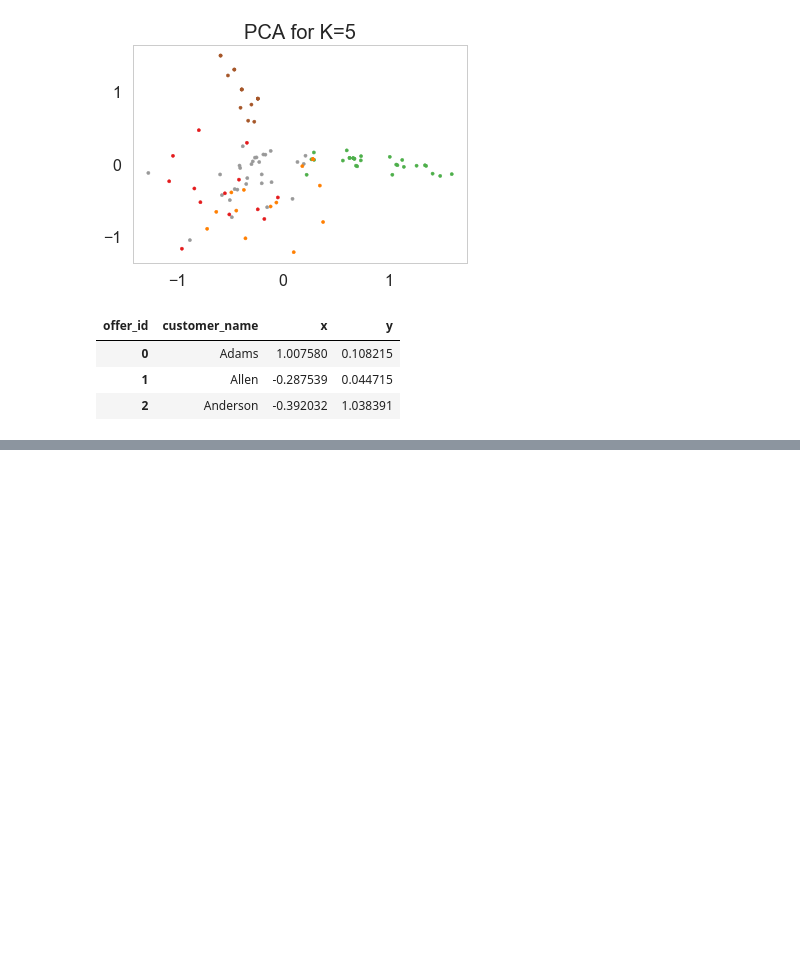
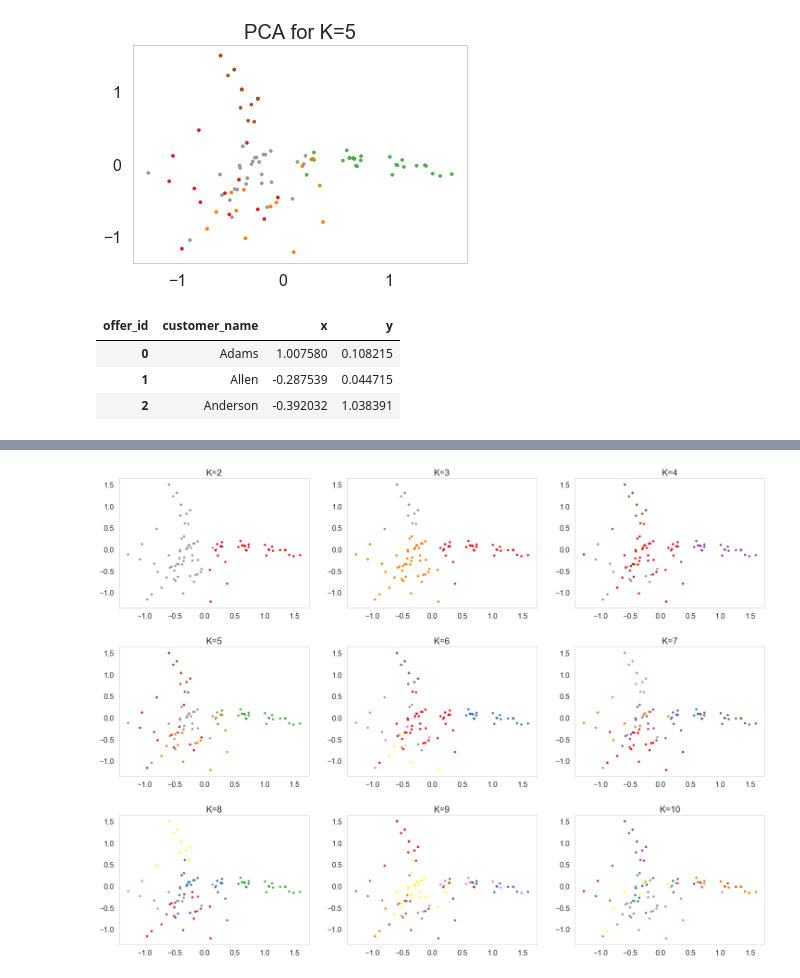
Before and after one commit to azades/Springboard, a Jupyter notebook: clustering/Mini_Project_Clustering.ipynb, the cells around one changed output, grey strips where cells are left out. Cells and saved outputs as stored; diff of their text form; code cells hidden in the pictures; blank space fills up the shorter version.

```diff
--- a/clustering/Mini_Project_Clustering.ipynb
+++ b/clustering/Mini_Project_Clustering.ipynb
@@ -566,3 +566,15 @@ k_cluster_df.head(3)
 | 0 | Adams | 1.007580 | 0.108215 |
 | 1 | Allen | -0.287539 | 0.044715 |
 | 2 | Anderson | -0.392032 | 1.038391 |
+# %%
+# Iterating over different K-values
+
+# First make predictions with different K-values
+k_values = list(range(2, 11))
+
+for k in k_values:
+    kmeans = KMeans(n_clusters=k, random_state = 15)
+    k_pred_array = kmeans.fit_predict(x_cols)
+    k_cluster_df['cluster_' + str(k)] = k_pred_array
+
+k_cluster_df.head()
@@ -568,0 +588,22 @@ k_cluster_df.head(3)
+# %%
+# Making Subplots for clusters
+k_values = list(range(2, 11))
+
+len_array = len(k_values)
+
+fig, axes = plt.subplots(len_array//3 + len_array%3, 3)
+fig.set_size_inches(25, 16)
+fig.subplots_adjust(top = 1, wspace = 0.2, hspace = 0.3)
+
+
+for idx, k in enumerate(k_values):
+    x_ = idx // 3
+    y_ = idx % 3
+
+    axes[x_][y_].scatter(k_cluster_df['x'], k_cluster_df['y'], c = k_cluster_df['cluster_'+str(k)], cmap='Set1', s=20)
+    axes[x_][y_].grid(False)
+    axes[x_][y_].set_title("K=" +str(k))
+
+plt.show()
+# %% [output]
+[figure, added]
```
Also changed, not shown: parts of 1 cell of this notebook, 13 other files.
